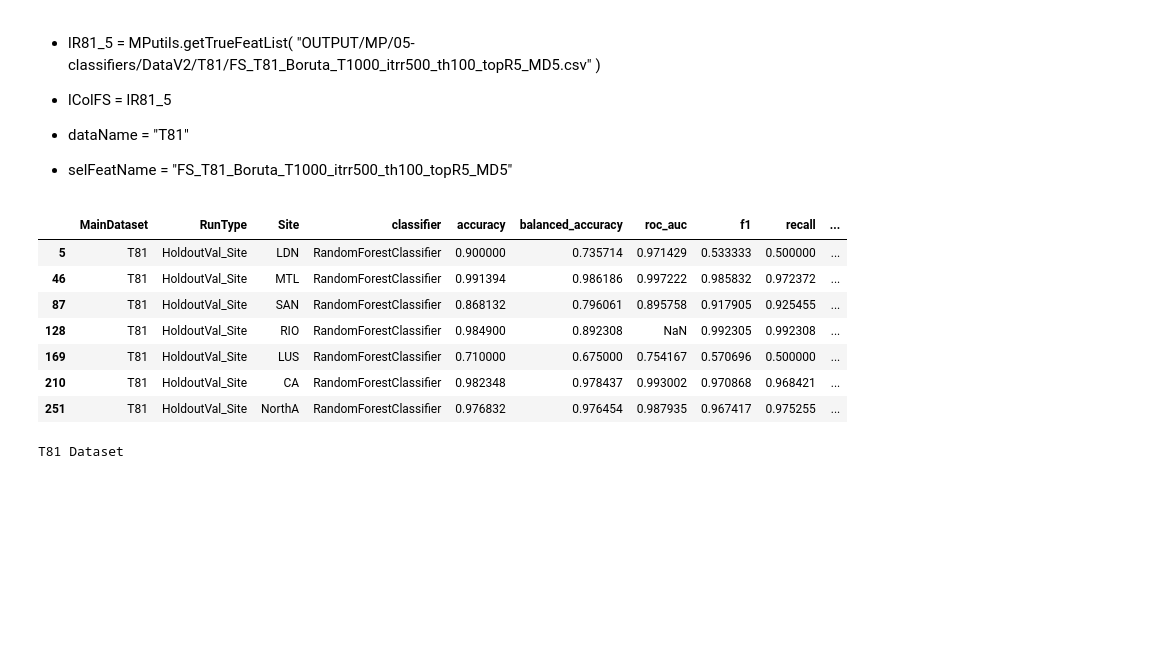
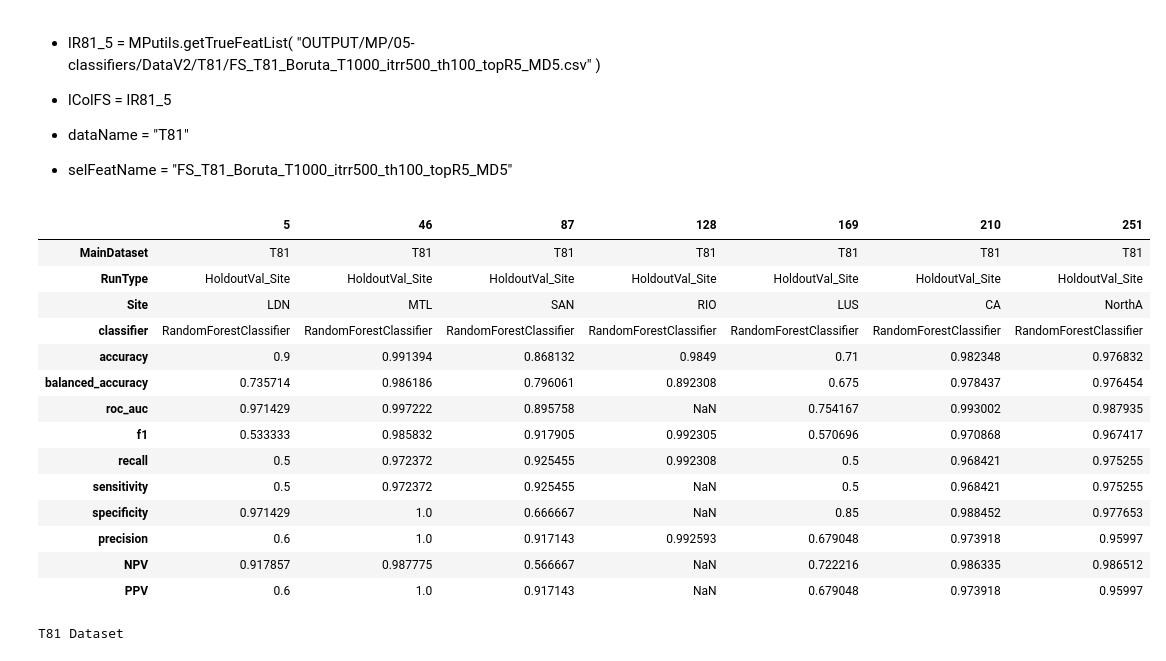
Before and after one commit to davidtweddell/lc_repo, a Jupyter notebook: 05-classifiers-parse-results.ipynb, the cells around one changed output. Saved outputs shown, nothing was run; the diff lists cells and outputs as text; code cells hidden in the pictures; blank space fills up the shorter version.

```diff
--- a/05-classifiers-parse-results.ipynb
+++ b/05-classifiers-parse-results.ipynb
@@ -523,16 +623,23 @@ dfSite = pd.read_csv(
 dfSite.columns = [x.replace("mean_test_", "") for x in dfSite.columns]
 # %%
 # dfSite.query(s_RFXGB10)[lPrettyColsSite] # XGB doesnt help
-dfSite.query(s_RF10)[lPrettyColsSite]
+dfSite.query(s_RF10)[lPrettyColsSite].T
 # %% [output]
-|  | MainDataset | RunType | Site | classifier | accuracy | balanced_accuracy | roc_auc | f1 | recall | ... |
-| 5 | T81 | HoldoutVal_Site | LDN | RandomForestClassifier | 0.900000 | 0.735714 | 0.971429 | 0.533333 | 0.500000 | ... |
-| 46 | T81 | HoldoutVal_Site | MTL | RandomForestClassifier | 0.991394 | 0.986186 | 0.997222 | 0.985832 | 0.972372 | ... |
-| 87 | T81 | HoldoutVal_Site | SAN | RandomForestClassifier | 0.868132 | 0.796061 | 0.895758 | 0.917905 | 0.925455 | ... |
-| 128 | T81 | HoldoutVal_Site | RIO | RandomForestClassifier | 0.984900 | 0.892308 | NaN | 0.992305 | 0.992308 | ... |
-| 169 | T81 | HoldoutVal_Site | LUS | RandomForestClassifier | 0.710000 | 0.675000 | 0.754167 | 0.570696 | 0.500000 | ... |
-| 210 | T81 | HoldoutVal_Site | CA | RandomForestClassifier | 0.982348 | 0.978437 | 0.993002 | 0.970868 | 0.968421 | ... |
-| 251 | T81 | HoldoutVal_Site | NorthA | RandomForestClassifier | 0.976832 | 0.976454 | 0.987935 | 0.967417 | 0.975255 | ... |
+|  | 5 | 46 | 87 | 128 | 169 | 210 | 251 |
+| MainDataset | T81 | T81 | T81 | T81 | T81 | T81 | T81 |
+| RunType | HoldoutVal_Site | HoldoutVal_Site | HoldoutVal_Site | HoldoutVal_Site | HoldoutVal_Site | HoldoutVal_Site | HoldoutVal_Site |
+| Site | LDN | MTL | SAN | RIO | LUS | CA | NorthA |
+| classifier | RandomForestClassifier | RandomForestClassifier | RandomForestClassifier | RandomForestClassifier | RandomForestClassifier | RandomForestClassifier | RandomForestClassifier |
+| accuracy | 0.9 | 0.991394 | 0.868132 | 0.9849 | 0.71 | 0.982348 | 0.976832 |
+| balanced_accuracy | 0.735714 | 0.986186 | 0.796061 | 0.892308 | 0.675 | 0.978437 | 0.976454 |
+| roc_auc | 0.971429 | 0.997222 | 0.895758 | NaN | 0.754167 | 0.993002 | 0.987935 |
+| f1 | 0.533333 | 0.985832 | 0.917905 | 0.992305 | 0.570696 | 0.970868 | 0.967417 |
+| recall | 0.5 | 0.972372 | 0.925455 | 0.992308 | 0.5 | 0.968421 | 0.975255 |
+| sensitivity | 0.5 | 0.972372 | 0.925455 | NaN | 0.5 | 0.968421 | 0.975255 |
+| specificity | 0.971429 | 1.0 | 0.666667 | NaN | 0.85 | 0.988452 | 0.977653 |
+| precision | 0.6 | 1.0 | 0.917143 | 0.992593 | 0.679048 | 0.973918 | 0.95997 |
+| NPV | 0.917857 | 0.987775 | 0.566667 | NaN | 0.722216 | 0.986335 | 0.986512 |
+| PPV | 0.6 | 1.0 | 0.917143 | NaN | 0.679048 | 0.973918 | 0.95997 |
 # %%
 print("T81 Dataset")
 pd.crosstab(d.LC_STATUS,d.sitecode)
```
Also changed, not shown: parts of 7 cells of this notebook.
